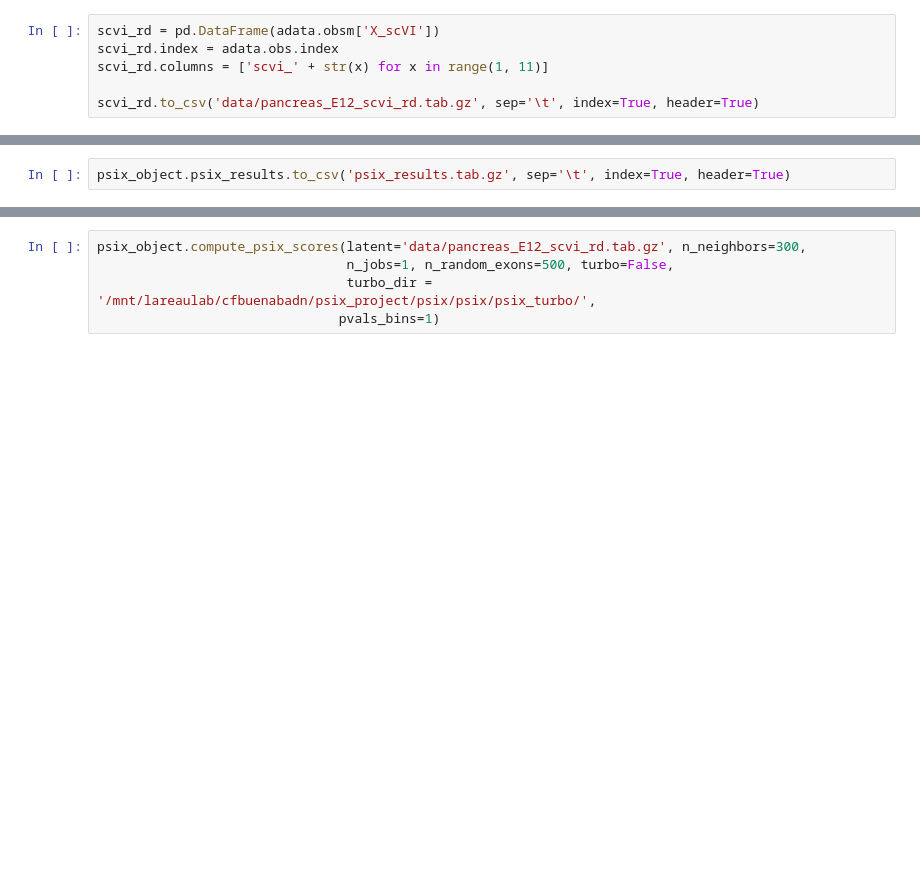
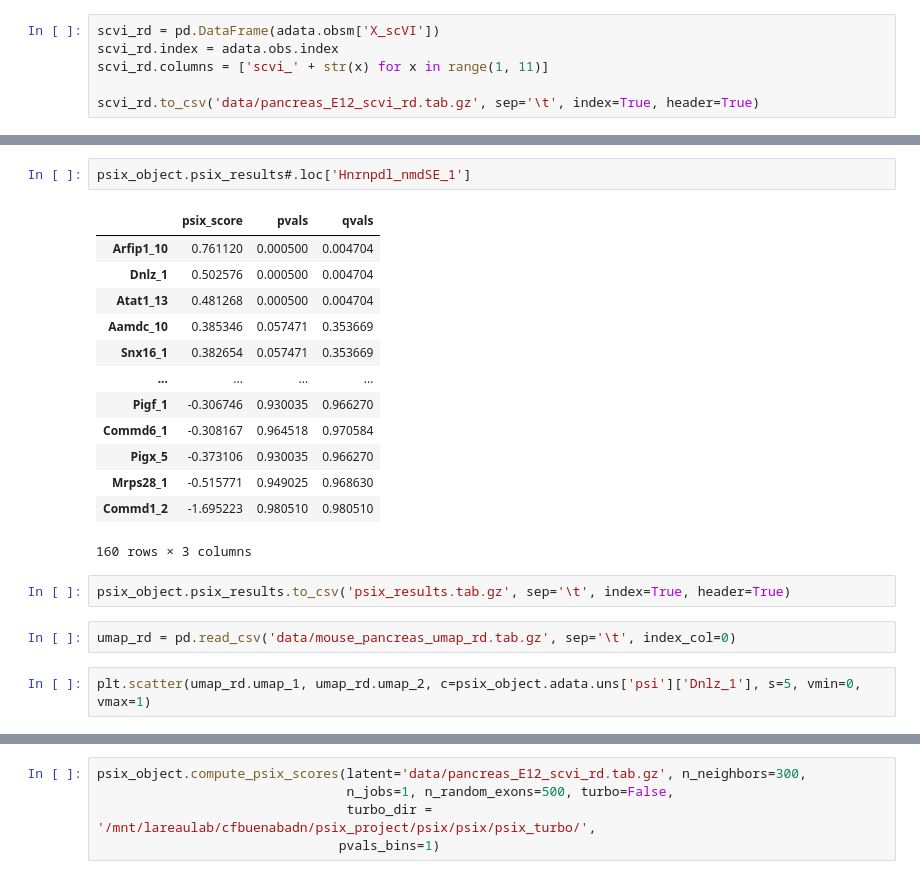
Before and after one commit to lareaulab/analysis_psix, a Jupyter notebook: mouse_pancreas/mouse_pancreas.ipynb, the cells around one changed output, grey strips where cells are left out. Saved outputs shown, nothing was run; the diff lists cells and outputs as text; blank space fills up the shorter version.

```diff
--- a/mouse_pancreas/mouse_pancreas.ipynb
+++ b/mouse_pancreas/mouse_pancreas.ipynb
@@ -174,2 +184,22 @@ psix_object.compute_psix_scores(latent='data/mouse_pancreas_scvi_rd.tab.gz', n_j
+# %%
+psix_object.psix_results#.loc['Hnrnpdl_nmdSE_1']
+# %% [output]
+|  | psix_score | pvals | qvals |
+| Arfip1_10 | 0.761120 | 0.000500 | 0.004704 |
+| Dnlz_1 | 0.502576 | 0.000500 | 0.004704 |
+| Atat1_13 | 0.481268 | 0.000500 | 0.004704 |
+| Aamdc_10 | 0.385346 | 0.057471 | 0.353669 |
+| Snx16_1 | 0.382654 | 0.057471 | 0.353669 |
+| ... | ... | ... | ... |
+| Pigf_1 | -0.306746 | 0.930035 | 0.966270 |
+| Commd6_1 | -0.308167 | 0.964518 | 0.970584 |
+| Pigx_5 | -0.373106 | 0.930035 | 0.966270 |
+| Mrps28_1 | -0.515771 | 0.949025 | 0.968630 |
+| Commd1_2 | -1.695223 | 0.980510 | 0.980510 |
+160 rows × 3 columns
 # %%
 psix_object.psix_results.to_csv('psix_results.tab.gz', sep='\t', index=True, header=True)
+# %%
+umap_rd = pd.read_csv('data/mouse_pancreas_umap_rd.tab.gz', sep='\t', index_col=0)
+# %%
+plt.scatter(umap_rd.umap_1, umap_rd.umap_2, c=psix_object.adata.uns['psi']['Dnlz_1'], s=5, vmin=0, vmax=1)
```
Also changed, not shown: parts of 9 cells of this notebook, 2 other files.
